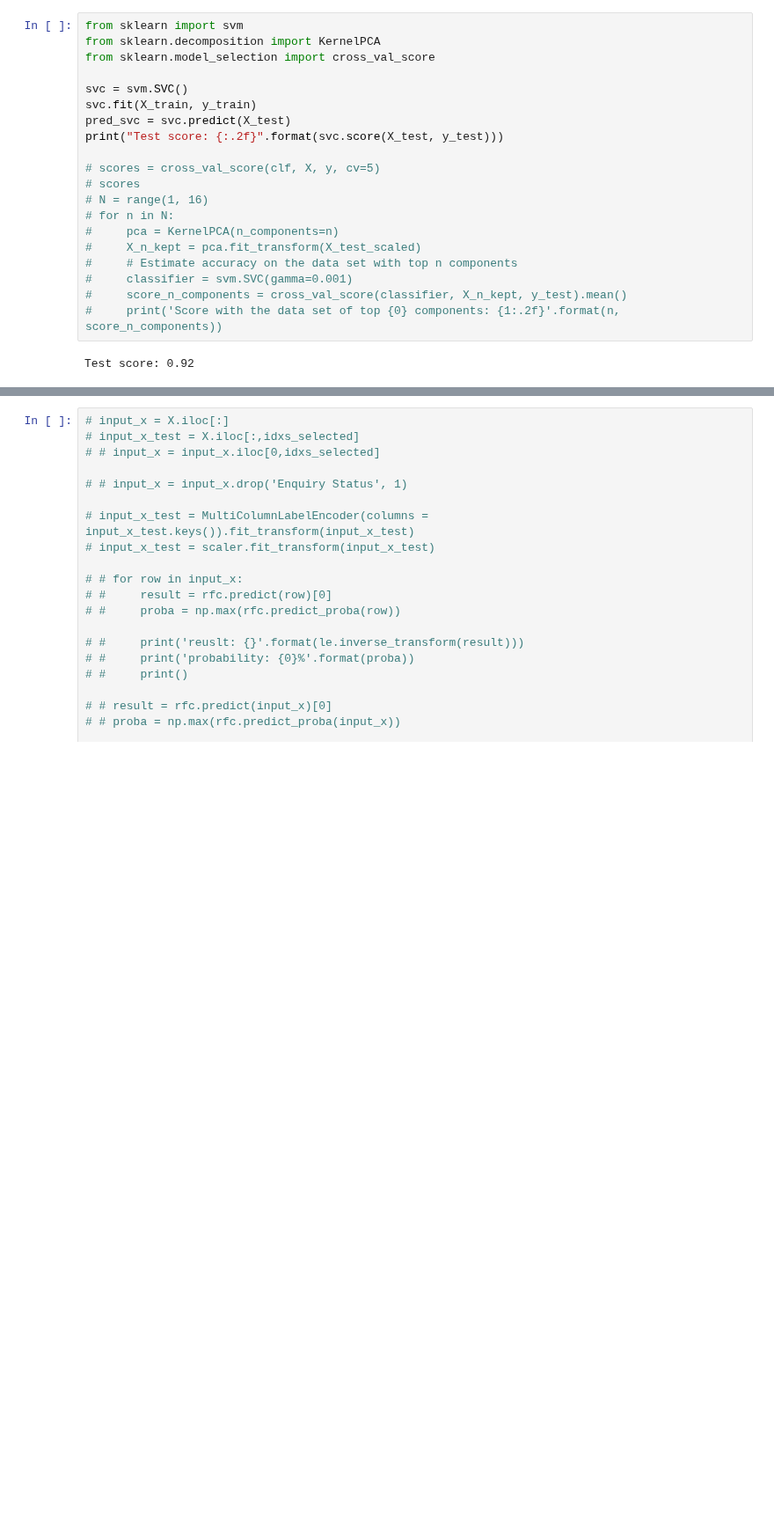
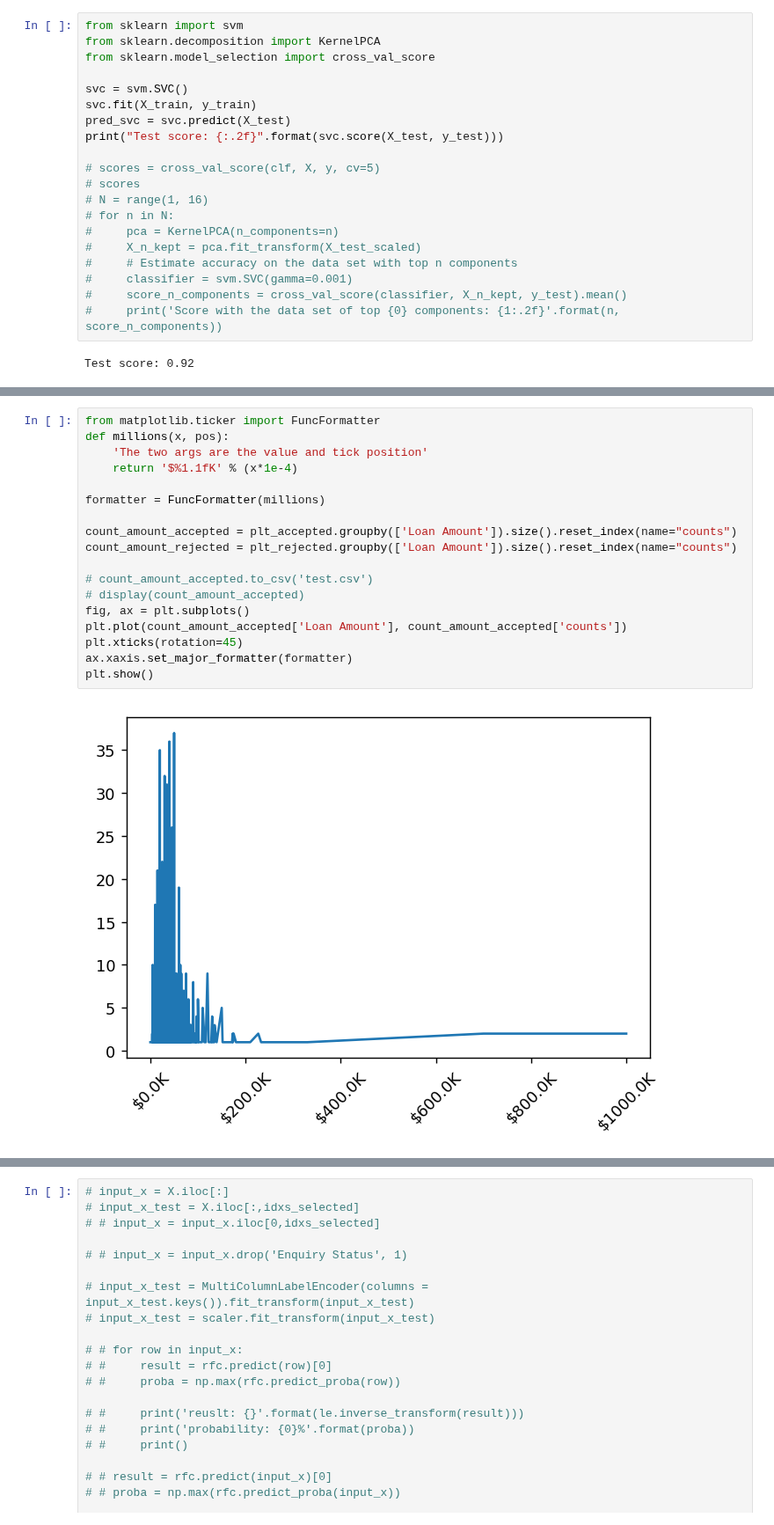
Before and after one commit to MagicMike90/customer-interest, a Jupyter notebook: enquiry.ipynb, the cells around one changed output, grey strips where cells are left out. Shown at 88% size. Saved outputs shown, nothing was run; the diff lists cells and outputs as text; blank space fills up the shorter version.

```diff
--- a/enquiry.ipynb
+++ b/enquiry.ipynb
@@ -324,3 +331,23 @@ Name: day_of_week, dtype: object
+# %%
+from matplotlib.ticker import FuncFormatter
+def millions(x, pos):
+    'The two args are the value and tick position'
+    return '$%1.1fK' % (x*1e-4)
+
+formatter = FuncFormatter(millions)
+
+count_amount_accepted = plt_accepted.groupby(['Loan Amount']).size().reset_index(name="counts")
+count_amount_rejected = plt_rejected.groupby(['Loan Amount']).size().reset_index(name="counts")
+
+# count_amount_accepted.to_csv('test.csv')
+# display(count_amount_accepted)
+fig, ax = plt.subplots()
+plt.plot(count_amount_accepted['Loan Amount'], count_amount_accepted['counts'])
+plt.xticks(rotation=45)
+ax.xaxis.set_major_formatter(formatter)
+plt.show()
+# %% [output]
+[figure, added]
 # %%
 from sklearn.metrics import confusion_matrix
 
```
Also changed, not shown: parts of 9 cells of this notebook.
